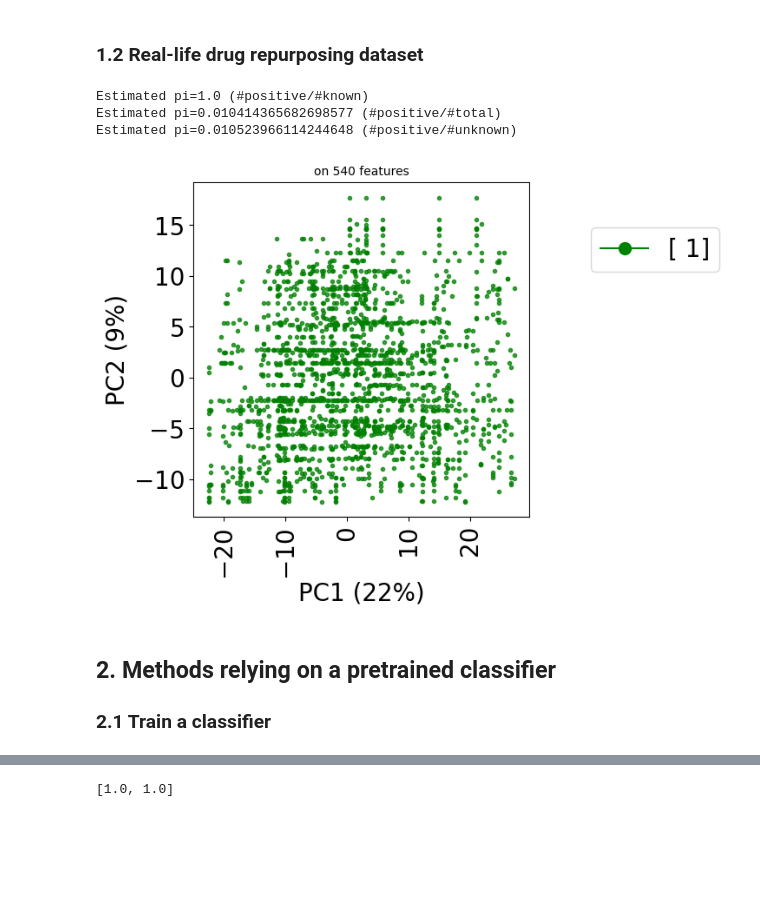
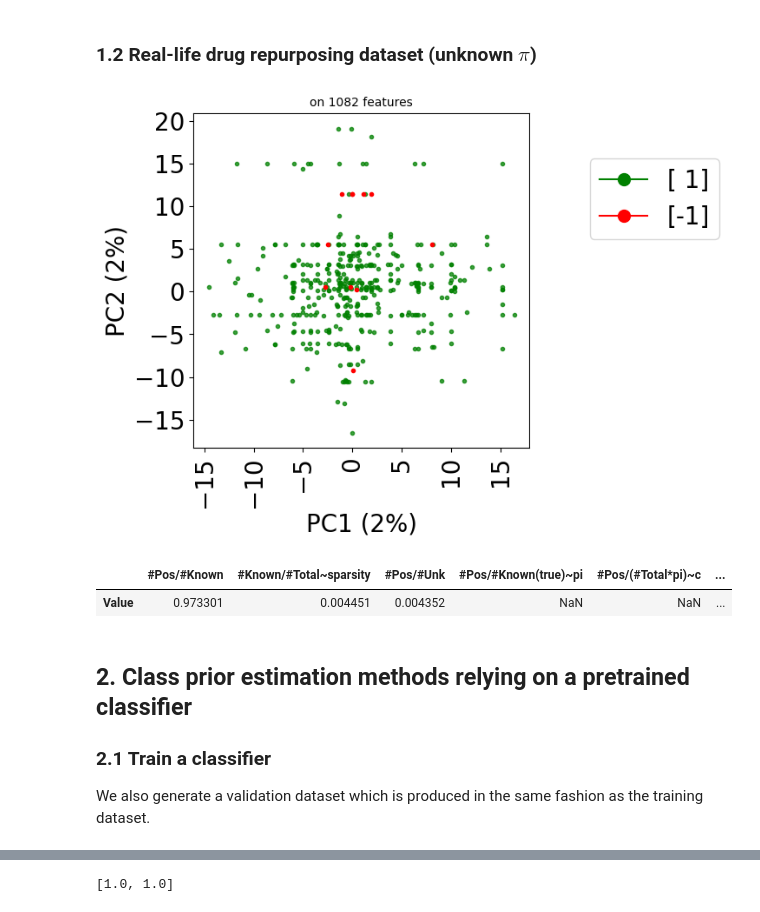
Before and after one commit to jaybee84/benchscofi, a Jupyter notebook: Class prior estimation.ipynb, the cells around one changed output, grey strips where cells are left out. Saved outputs shown, nothing was run; the diff lists cells and outputs as text; code cells hidden in the pictures; blank space fills up the shorter version.

Commit message:
<files> test class prior estimation

```diff
--- a/Class prior estimation.ipynb
+++ b/Class prior estimation.ipynb
@@ -26 +50,25 @@ To enable the following instructions: AVX2 FMA, in other operations, rebuild Ten
+# %%
+import pandas as pd
+
+def print_naive_estimators(dataset, labels_mat, true_args):
+    pos_known = np.sum(dataset.ratings[:,2]>0)/dataset.ratings.shape[0]
+    pos_total = np.sum(dataset.ratings_mat>0)/np.prod(dataset.ratings_mat.shape)
+    known_total = np.sum(dataset.ratings_mat!=0)/np.prod(dataset.ratings_mat.shape)
+    pos_unk = np.sum(dataset.ratings_mat>0)/np.sum(dataset.ratings_mat==0)
+    pos_known_true = np.nan if(labels_mat is None) else np.sum(labels_mat.values>0)/np.prod(labels_mat.values.shape)
+    return pd.DataFrame(
+        [
+            [true_args[arg] for arg in true_args]
+            +[pos_known, known_total, pos_unk, pos_known_true,
+              pos_total/true_args["pi"] if ("pi" in true_args) else np.nan,
+              pos_total/pos_known_true if (labels_mat is not None) else np.nan]
+        ],
+        columns=[arg for arg in true_args]+["#Pos/#Known", "#Known/#Total~sparsity", "#Pos/#Unk",
+                "#Pos/#Known(true)~pi", "#Pos/(#Total*pi)~c", "(#Pos/#Total)/(#Pos/#Known(true))~c"],
+        index=["Value"],
+    )
+
+synthetic_params = {
+    "N":10000, "nfeatures":100, "mean":2, "std":0.1, "exact": True, "random_state": rseed,
+}
 # %% [markdown]
@@ -78,27 +148,22 @@ $$\mathbb{P}(y=1) = p_+ = (\sqrt{\pi} N/N)^2 = \pi \text{ and }$$
 # %% [markdown]
-### 1.2 Real-life drug repurposing dataset
+### 1.2 Real-life drug repurposing dataset (unknown $\pi$)
 # %%
-dataset_name="Gottlieb"
+dataset_name="TRANSCRIPT"
+dataset_folder="datasets/"
 
-data_args = stanscofi.utils.load_dataset(dataset_name, "datasets/")
+data_args = stanscofi.utils.load_dataset(dataset_name, dataset_folder)
 real_dataset = stanscofi.datasets.Dataset(**data_args)
 
-estimated_pi1=np.sum(real_dataset.ratings[:,2]>0)/real_dataset.ratings.shape[0]
-estimated_pi2=np.sum(real_dataset.ratings_mat>0)/np.prod(real_dataset.ratings_mat.shape)
-estimated_pi3=np.sum(real_dataset.ratings_mat>0)/np.sum(real_dataset.ratings_mat==0)
-
-print("Estimated pi="+str(estimated_pi1)+" (#positive/#known)")
-print("Estimated pi="+str(estimated_pi2)+" (#positive/#total)")
-print("Estimated pi="+str(estimated_pi3)+" (#positive/#unknown)")
-
 real_dataset.visualize(withzeros=False)
+print_naive_estimators(real_dataset, None, {})
 # %% [output]
-Estimated pi=1.0 (#positive/#known)
-Estimated pi=0.010414365682698577 (#positive/#total)
-Estimated pi=0.010523966114244648 (#positive/#unknown)
-[figure, old version]
+[figure, new version]
+|  | #Pos/#Known | #Known/#Total~sparsity | #Pos/#Unk | #Pos/#Known(true)~pi | #Pos/(#Total*pi)~c | ... |
+| Value | 0.973301 | 0.004451 | 0.004352 | NaN | NaN | ... |
 # %% [markdown]
-## 2. Methods relying on a pretrained classifier
+## 2. Class prior estimation methods relying on a pretrained classifier
 
 ### 2.1 Train a classifier
+
+We also generate a validation dataset which is produced in the same fashion as the training dataset.
 # %%
```
Also changed, not shown: parts of 28 cells of this notebook, 6 other files.
